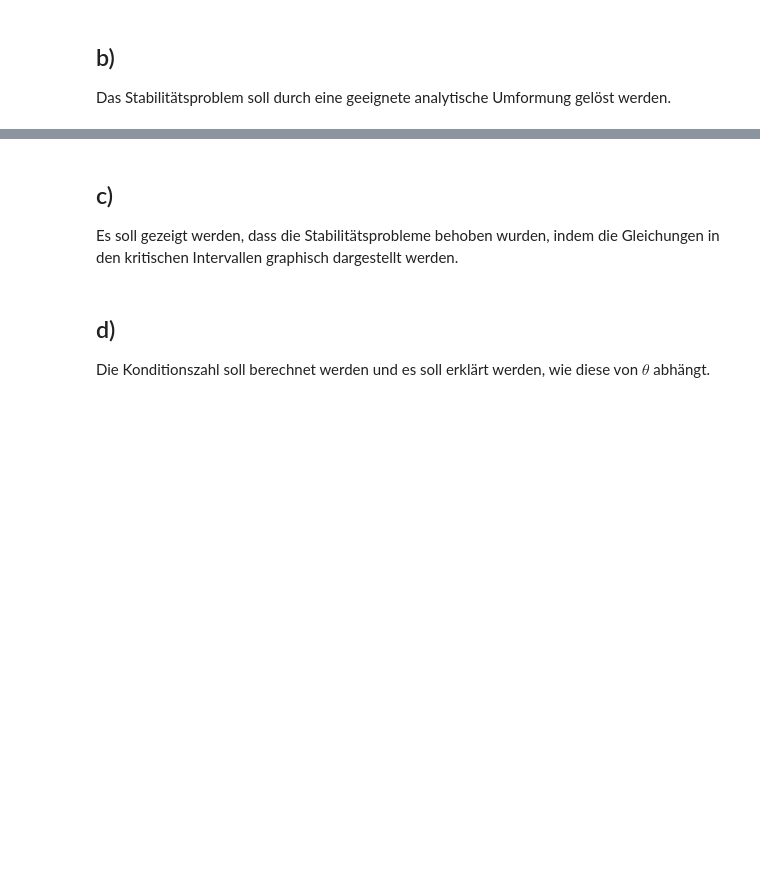
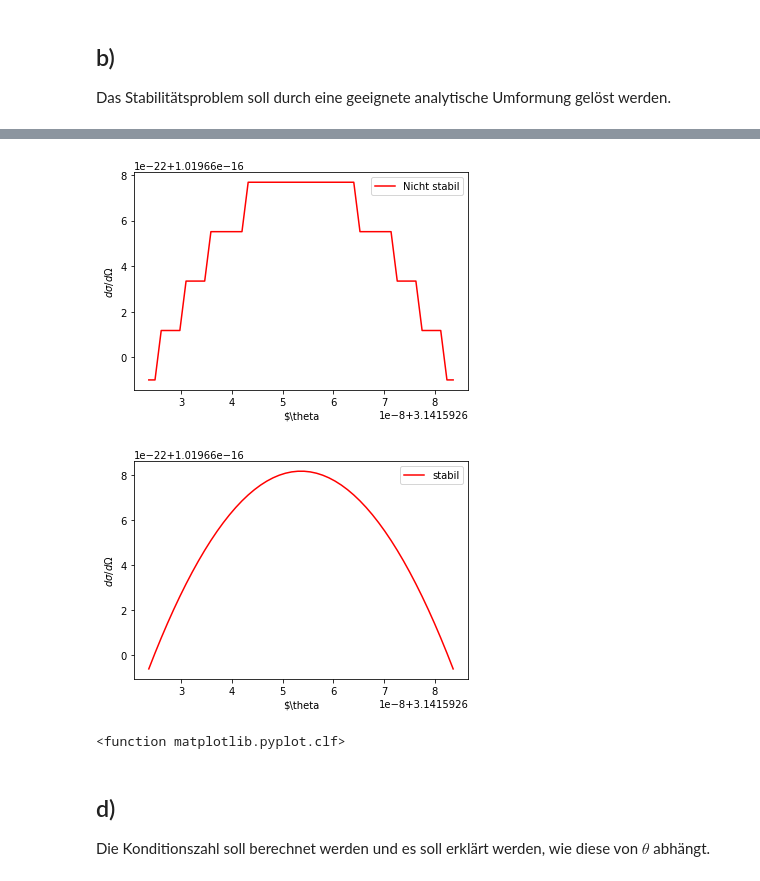
Before and after one commit to jpwgnr/SMD_Abgaben, a Jupyter notebook: Blatt1/blatt1notebook.ipynb, the cells around one changed output, grey strips where cells are left out. Saved outputs shown, nothing was run; the diff lists cells and outputs as text; code cells hidden in the pictures; blank space fills up the shorter version.

```diff
--- a/Blatt1/blatt1notebook.ipynb
+++ b/Blatt1/blatt1notebook.ipynb
@@ -85,17 +93,36 @@ import scipy.constants as const
 # %%
 Ee = 50*1e9
 me = 511*1e3
 s = (2*Ee)**2
 gamma = Ee/me
 beta = np.sqrt(1-gamma**(-2))
 alpha= const.alpha
 
 def wirkung(theta):
     return alpha**2 /s * ((2 + np.sin(theta)**2)/(1-beta**2 *np.cos(theta)**2))
+
+def verbessert(theta):
+    return alpha**2 /s * ((2 + np.sin(theta)**2)/(np.sin(theta)**2+1/(gamma**2)*np.cos(theta)**2))
+
+x=np.linspace(np.pi-0.00000003, np.pi+0.00000003)
+
+plt.plot(x, wirkung(x), 'r-', label="Nicht stabil")
+plt.xlabel(r'$\theta')
+plt.ylabel(r'$d\sigma/d\Omega$')
+plt.legend()
+plt.show()
+plt.clf
+
+plt.plot(x, verbessert(x), 'r-', label="stabil")
+plt.xlabel(r'$\theta')
+plt.ylabel(r'$d\sigma/d\Omega$')
+plt.legend()
+plt.show()
+plt.clf
+# %% [output]
+[figure, added]
+[figure, added]
+<function matplotlib.pyplot.clf>
-# %% [markdown]
-## c)
-
-Es soll gezeigt werden, dass die Stabilitätsprobleme behoben wurden, indem die Gleichungen in den kritischen Intervallen graphisch dargestellt werden.
 # %% [markdown]
 ## d)
 
```
Also changed, not shown: parts of 2 cells of this notebook.
